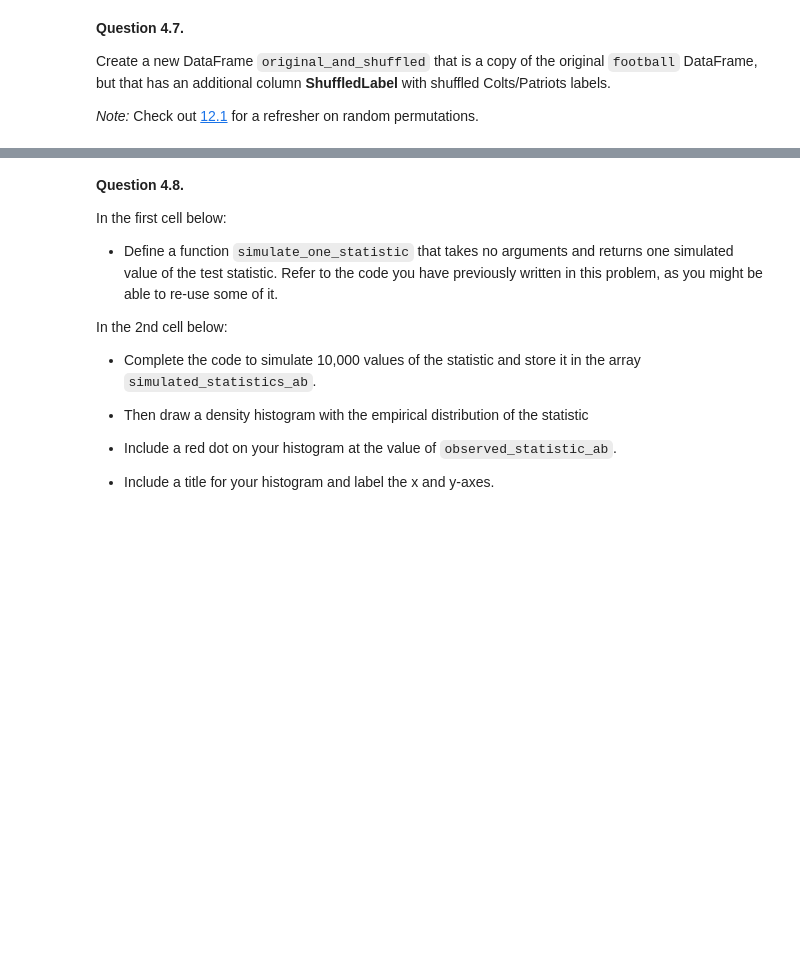
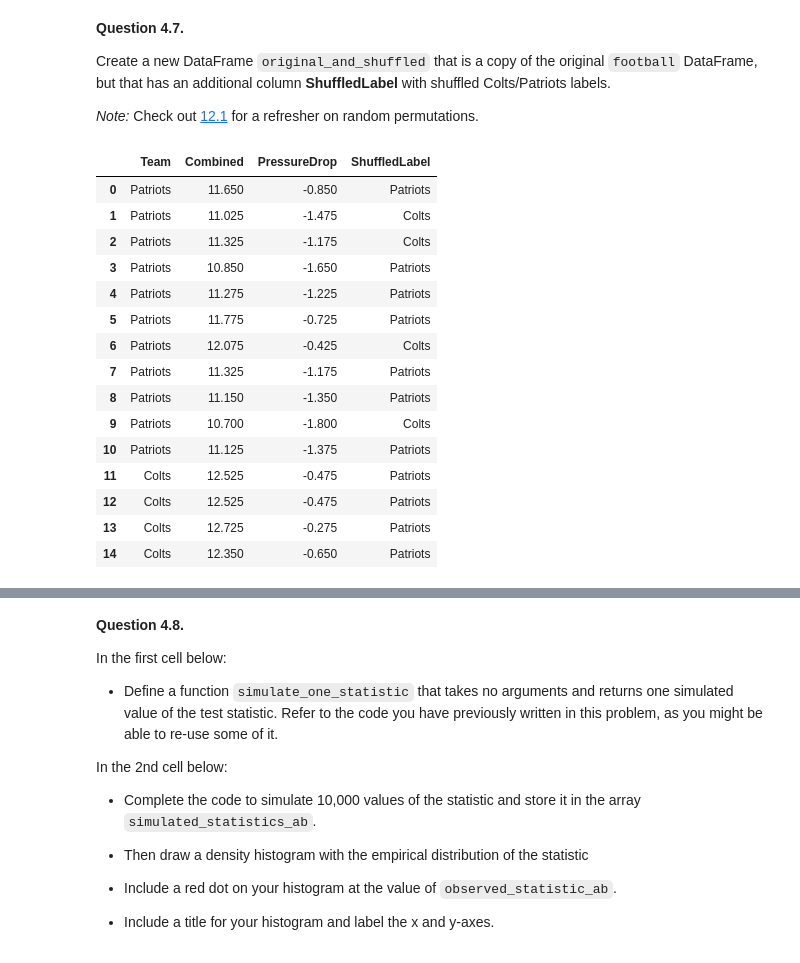
Before and after one commit to abo3abd-y/Data-Science, a Jupyter notebook: Data Science/HW/hw08/hw08.ipynb, the cells around one changed output, grey strips where cells are left out. Cells and saved outputs as stored; diff of their text form; code cells hidden in the pictures; blank space fills up the shorter version.

```diff
--- a/Data Science/HW/hw08/hw08.ipynb
+++ b/Data Science/HW/hw08/hw08.ipynb
@@ -368,7 +400,8 @@ football
 
 Add a new column to the  `football` dataframe called `Combined` where the entries are the average of the two measurements made for each ball.   Then drop the columns `Blakeman` and `Prioleau` from the `football` table.
 # %%
-...
+football = football.assign(Combined = (football["Blakeman"] + football["Prioleau"]) / 2)
+football = football.drop(columns=['Blakeman', 'Prioleau'])
 # your code above this line
 
 football
@@ -453,9 +519,26 @@ Create a new DataFrame `original_and_shuffled` that is a copy of the original `f
 # %%
 original_and_shuffled = football.copy()
 
-...
+original_and_shuffled = football.assign(ShuffledLabel = football.sample(frac=1)[["Team"]].reset_index(drop=True))
 # Your code above this line
 
 original_and_shuffled
+# %% [output]
+|  | Team | Combined | PressureDrop | ShuffledLabel |
+| 0 | Patriots | 11.650 | -0.850 | Patriots |
+| 1 | Patriots | 11.025 | -1.475 | Colts |
+| 2 | Patriots | 11.325 | -1.175 | Colts |
+| 3 | Patriots | 10.850 | -1.650 | Patriots |
+| 4 | Patriots | 11.275 | -1.225 | Patriots |
+| 5 | Patriots | 11.775 | -0.725 | Patriots |
+| 6 | Patriots | 12.075 | -0.425 | Colts |
+| 7 | Patriots | 11.325 | -1.175 | Patriots |
+| 8 | Patriots | 11.150 | -1.350 | Patriots |
+| 9 | Patriots | 10.700 | -1.800 | Colts |
+| 10 | Patriots | 11.125 | -1.375 | Patriots |
+| 11 | Colts | 12.525 | -0.475 | Patriots |
+| 12 | Colts | 12.525 | -0.475 | Patriots |
+| 13 | Colts | 12.725 | -0.275 | Patriots |
+| 14 | Colts | 12.350 | -0.650 | Patriots |
 # %%
 grader.check("q4_7")
```
Also changed, not shown: parts of 22 cells of this notebook, 13 other files.
